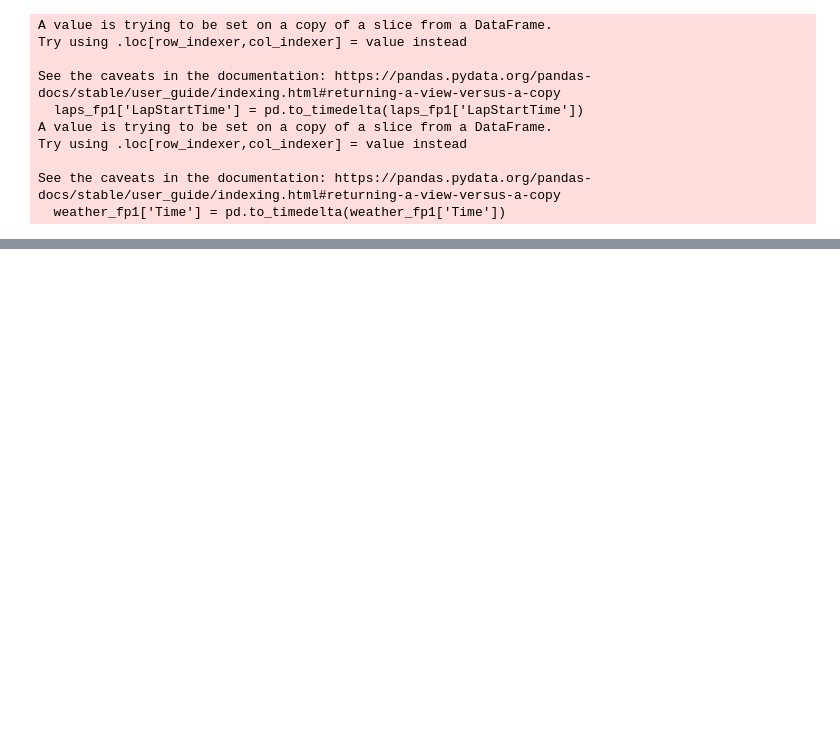
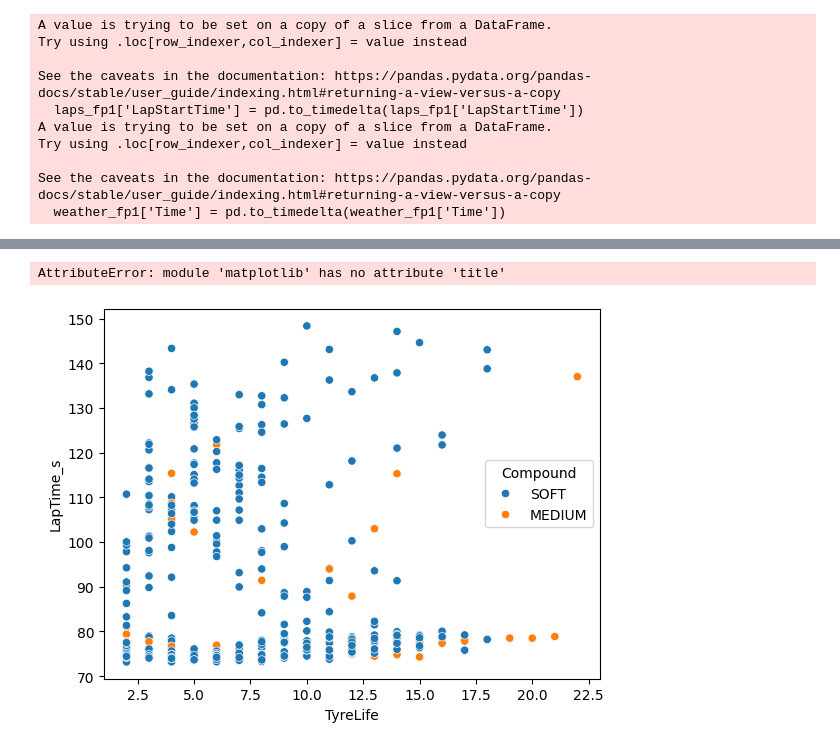
Before and after one commit to ipolishc22/f1-podium-predictor, a Jupyter notebook: notebooks/canada_2025_eda.ipynb, the cells around one changed output, grey strips where cells are left out. Saved outputs shown, nothing was run; the diff lists cells and outputs as text; code cells hidden in the pictures; blank space fills up the shorter version.

Commit message:
Add draft for EDA graphs and improved data collection

```diff
--- a/notebooks/canada_2025_eda.ipynb
+++ b/notebooks/canada_2025_eda.ipynb
@@ -124,0 +137,3 @@ merged_fp1
+# %%
+clean_fp1["LapTime_s"] = clean_fp1["LapTime"].dt.total_seconds()
+clean_fp1 = clean_fp1.drop(columns=["LapTime"])
@@ -124,0 +146,5 @@ merged_fp1
+# %%
+desired_order = ["Driver", "Stint", "Compound", "TyreLife", "LapStartTime_s",
+                 "LapTime_s", "TrackTemp", "TrackStatus", "SpeedFL",
+                 "SpeedI1", "SpeedI2"]
+clean_fp1 = clean_fp1[desired_order]
@@ -124,0 +167,6 @@ merged_fp1
+# %%
+sns.scatterplot(data=clean_fp1, x="TyreLife", y="LapTime_s", hue="Compound")
+plt.title("Lap Time vs. Tyre Life by Compound")
+# %% [output]
+AttributeError: module 'matplotlib' has no attribute 'title'
+[figure, added]
```
Also changed, not shown: parts of 14 cells of this notebook.
